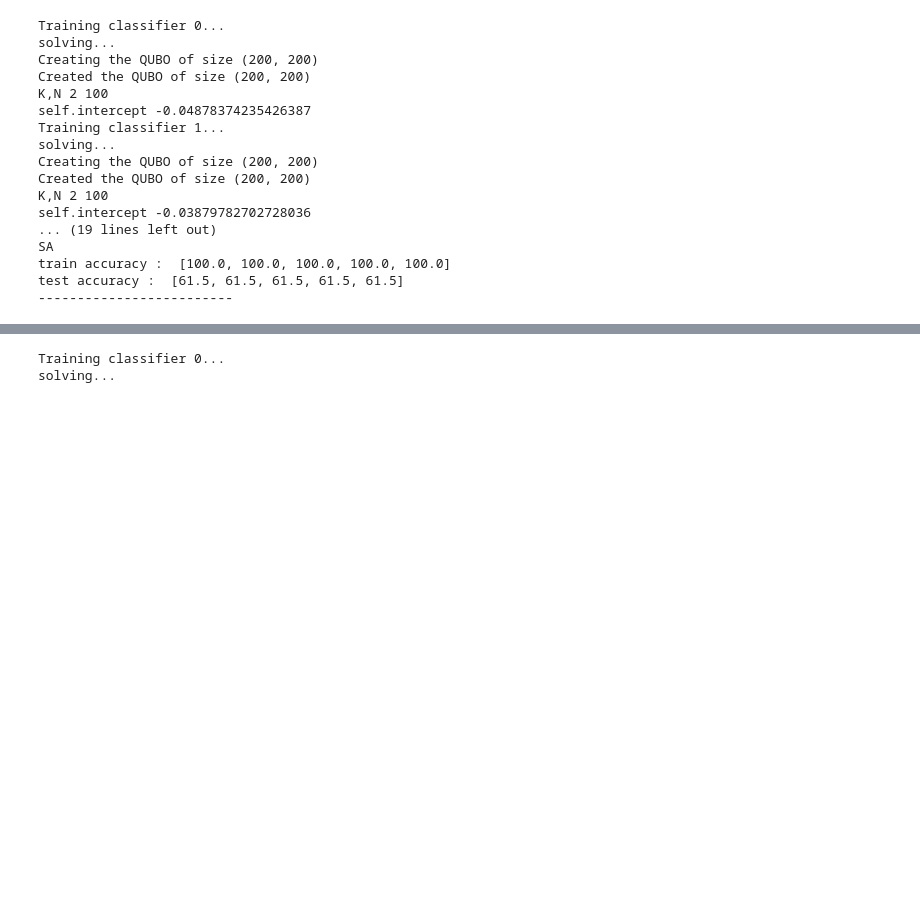
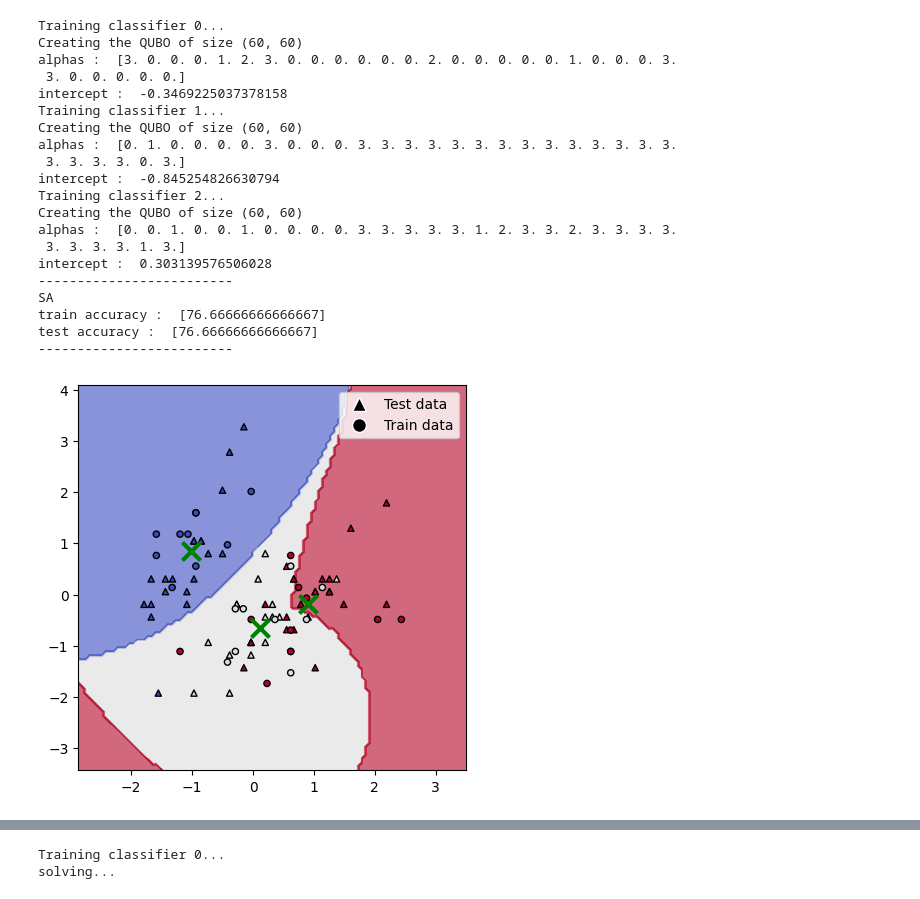
Before and after one commit to Jagaa-1008/quantum_SVM, a Jupyter notebook: iris_classification_sepal.ipynb, the cells around one changed output, grey strips where cells are left out. Drawn from its saved outputs; the diff is of its cells as text; code cells hidden in the pictures; blank space fills up the shorter version.

```diff
--- a/iris_classification_sepal.ipynb
+++ b/iris_classification_sepal.ipynb
@@ -282,67 +286,67 @@ train accuracy :  100.0
 # %%
 from sklearn.metrics import classification_report, accuracy_score
-from sa_SVM import *
+from mtqa_qsvm import MTQA_OneVsRestClassifier, qSVM, OneVsRestClassifier
+from neal import SimulatedAnnealingSampler as SA
 
 params = {
-    "data": X_train,
-    "label": y_train,
-    "B": 2,
-    "K": 2,
+    "B" : 2,
     "Xi": 1,
     "gamma": gamma,
-    "C": C,
-    "kernel": "rbf",
-    "optimizer": "SA",
-    "vis" : 0
+    "optimizer": SA,
+    "num_reads": 1000
 }
 
 sa_test = []
 sa_train = []
-NN = 3
+NN = 1
 for i in range(NN):
     # Initialize and train the classifier
     sa_OvR = OneVsRestClassifier(class_num=nn, classifier=qSVM, params=params)
     sa_OvR.solve(X_train, y_train)
 
     # Predict
     sa_predict = sa_OvR.predict(X_test)
     sa_t_pred= sa_OvR.predict(X_train)
 
     # Performance analysis
     sa_test_accuracy = accuracy_score(y_test, sa_predict)*100
     sa_training_accuracy = accuracy_score(y_train, sa_t_pred)*100
 
     sa_test.append(sa_test_accuracy)
     sa_train.append(sa_training_accuracy)
 
 print("-------------------------")
 print("SA")
 print("train accuracy : ", sa_train)
 # print("mean : ", np.mean(sa_train))
 # print("standard deviation : ", np.std(sa_train))
 print("test accuracy : ", sa_test)
 # print(np.mean(sa_test))
 # print(np.std(sa_test))
 print("-------------------------")
 
-# plot_figure(sa_OvR, X, y, nn, X_test, X_train, y_test, y_train) #, filename= f"results\{dataset_name}_SA1"
+plot_figure(sa_OvR, preprocessing.scale(X), y, nn, X_test, X_train, y_test, y_train) #, filename= f"results\{dataset_name}_SA1"
 # print(classification_report(y_test, sa_predict))
 # %% [output]
 Training classifier 0...
-solving...
-Creating the QUBO of size (200, 200)
-Created the QUBO of size (200, 200)
-K,N 2 100
-self.intercept -0.04878374235426387
+Creating the QUBO of size (60, 60)
+alphas :  [3. 0. 0. 0. 1. 2. 3. 0. 0. 0. 0. 0. 0. 2. 0. 0. 0. 0. 0. 1. 0. 0. 0. 3.
+ 3. 0. 0. 0. 0. 0.]
+intercept :  -0.3469225037378158
 Training classifier 1...
-solving...
-Creating the QUBO of size (200, 200)
-Created the QUBO of size (200, 200)
-K,N 2 100
-self.intercept -0.03879782702728036
-... (19 lines left out)
+Creating the QUBO of size (60, 60)
+alphas :  [0. 1. 0. 0. 0. 0. 3. 0. 0. 0. 3. 3. 3. 3. 3. 3. 3. 3. 3. 3. 3. 3. 3. 3.
+ 3. 3. 3. 3. 0. 3.]
+intercept :  -0.845254826630794
+Training classifier 2...
+Creating the QUBO of size (60, 60)
+alphas :  [0. 0. 1. 0. 0. 1. 0. 0. 0. 0. 3. 3. 3. 3. 3. 1. 2. 3. 3. 2. 3. 3. 3. 3.
+ 3. 3. 3. 3. 1. 3.]
+intercept :  0.303139576506028
+-------------------------
 SA
-train accuracy :  [100.0, 100.0, 100.0, 100.0, 100.0]
-test accuracy :  [61.5, 61.5, 61.5, 61.5, 61.5]
+train accuracy :  [76.66666666666667]
+test accuracy :  [76.66666666666667]
 -------------------------
+[figure, added]
 # %%
```
Also changed, not shown: parts of 7 cells of this notebook, 8 other files.
